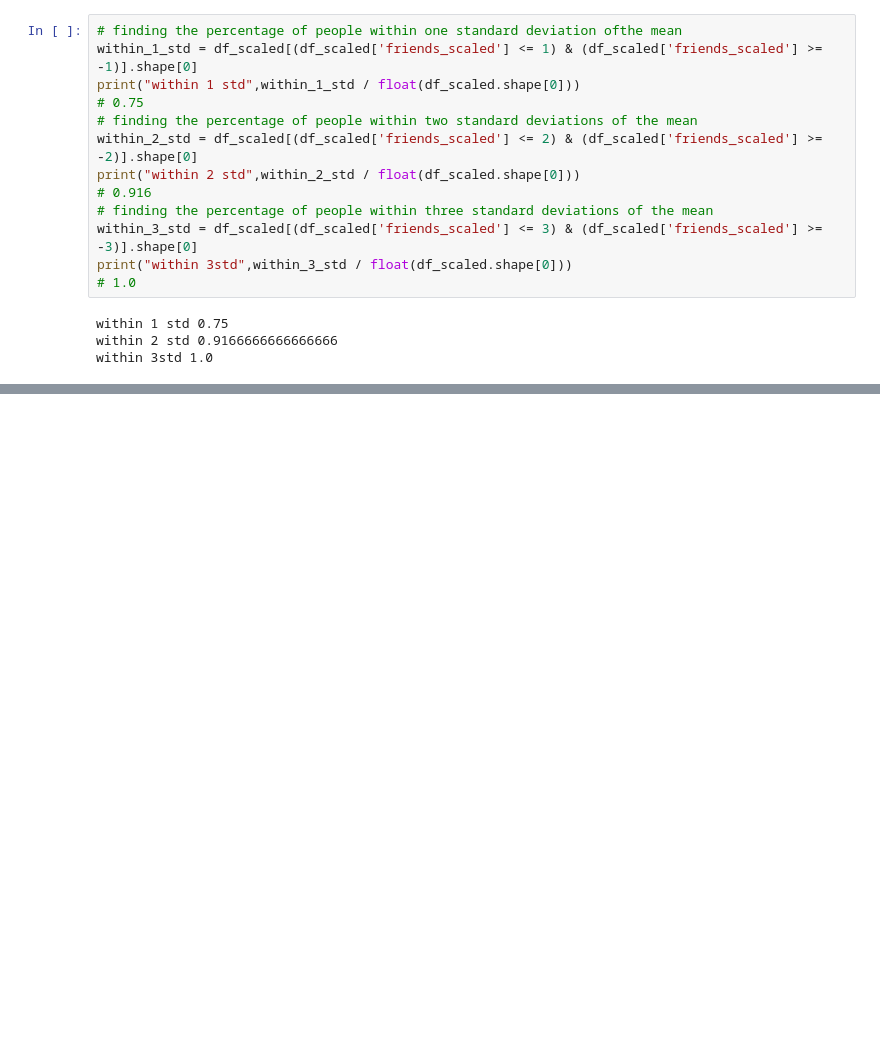
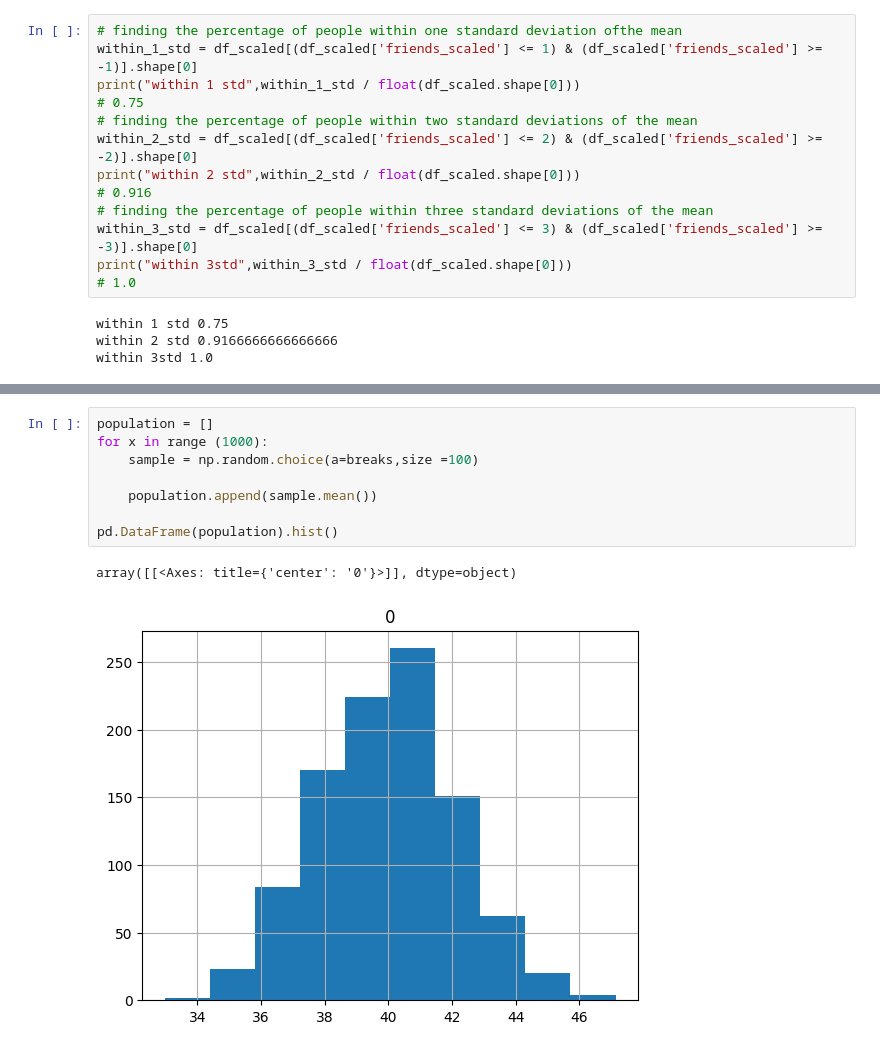
Before and after one commit to Dr-bijay-neupane/code-repository, a Jupyter notebook: test.ipynb, the cells around one changed output, grey strips where cells are left out. Saved outputs shown, nothing was run; the diff lists cells and outputs as text; blank space fills up the shorter version.

```diff
--- a/test.ipynb
+++ b/test.ipynb
@@ -755,0 +788,11 @@ within 3std 1.0
+# %%
+population = []
+for x in range (1000):
+    sample = np.random.choice(a=breaks,size =100)
+
+    population.append(sample.mean())
+
+pd.DataFrame(population).hist()
+# %% [output]
+array([[<Axes: title={'center': '0'}>]], dtype=object)
+[figure, added]
```
Also changed, not shown: parts of 12 cells of this notebook, 4 other files.
